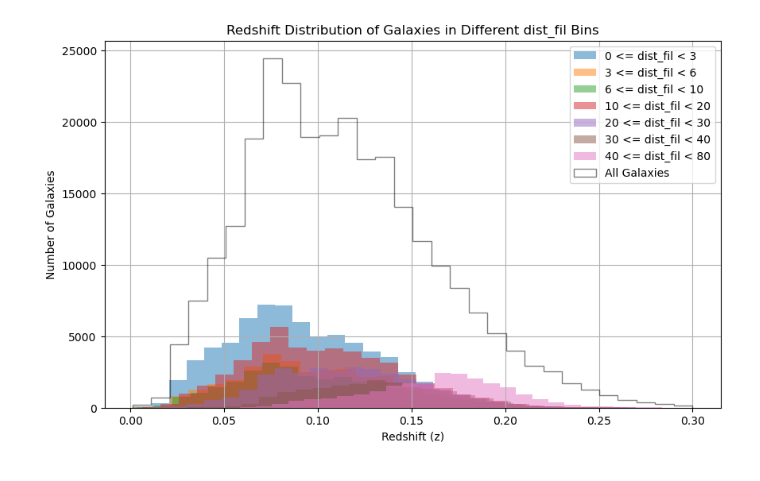
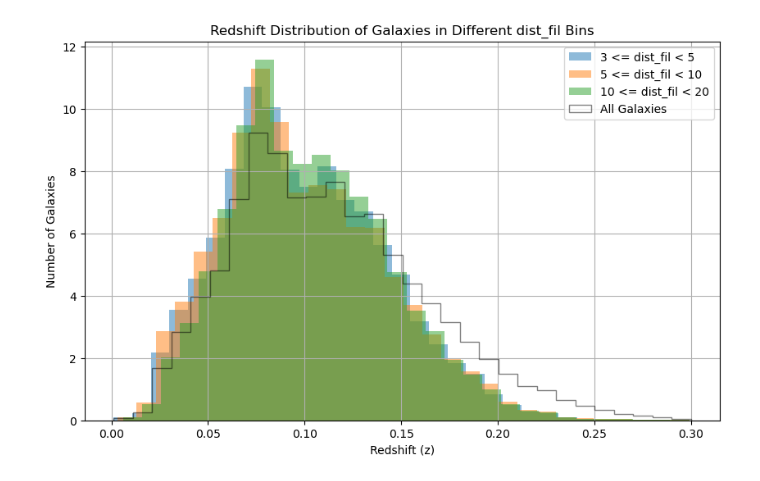
Before and after one commit to FedeDavilaKurban/filbao, a Jupyter notebook: redshiftPDF_byDistFil.ipynb, the cells around one changed output. Drawn from its saved outputs; the diff is of its cells as text; code cells hidden in the pictures.

```diff
--- a/redshiftPDF_byDistFil.ipynb
+++ b/redshiftPDF_byDistFil.ipynb
@@ -17,33 +17,35 @@ def plot_redshift_distribution(data, dist_fil_bins, output_file, density=False):
 
         plt.hist(redshifts, bins=30, alpha=0.5, label=f'{dist_fil_bins[i]} <= dist_fil < {dist_fil_bins[i+1]}', \
                  density=density, histtype='stepfilled')
 
     # Include the overall redshift distribution for comparison
     plt.hist(data['red'], bins=30, alpha=0.5, label='All Galaxies', density=density, histtype='step', color='k')
 
 
     plt.xlabel('Redshift (z)')
     plt.ylabel('Number of Galaxies')
     plt.title('Redshift Distribution of Galaxies in Different dist_fil Bins')
     plt.legend()
     plt.grid()
     plt.savefig(output_file)
     plt.show()
 
 def main():
     # Load your data (replace 'your_data_file.fits' with your actual data file)
     data = Table.read("../data/sdss_dr72safe0_zmin_0.000_zmax_0.300_sigma_5.0.csv")
     data = data[data['gr'] > 0.8]  # Filter out galaxies with z >= 0.3
 
+    #data = data[data['dist_fil']>25.]
+
     # Define dist_fil bins (you can adjust these bins as needed)
-    dist_fil_bins = [0, 3, 6, 10, 20, 30, 40, 80]  # Example bins in Mpc
+    dist_fil_bins = [3, 5, 10, 20]  # Example bins in Mpc
 
-    density = False
+    density = True
 
     # Plot the redshift distribution
     plot_redshift_distribution(data, dist_fil_bins, '../plots/redshift_distribution_distfil.png', density)
 
 if __name__ == "__main__":
     main()
 # %% [output]
-[figure, old version]
+[figure, new version]
```
Also changed, not shown: 2 other files.
